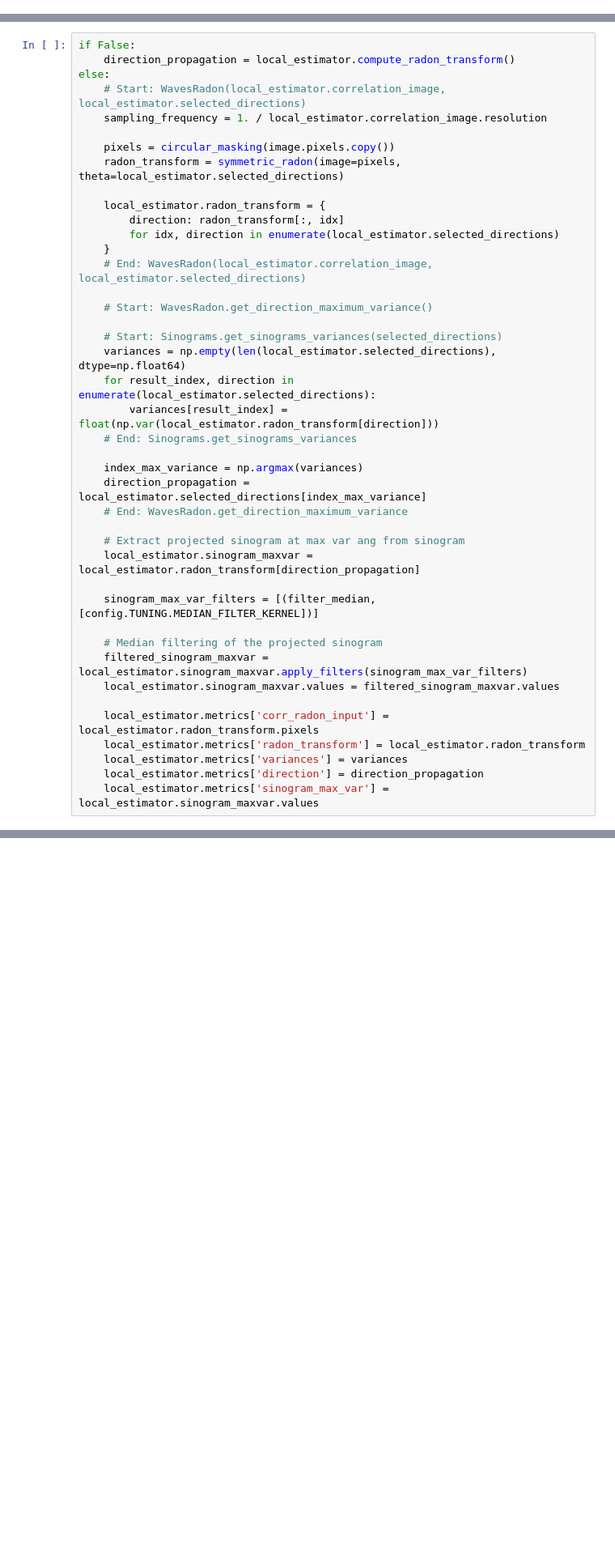
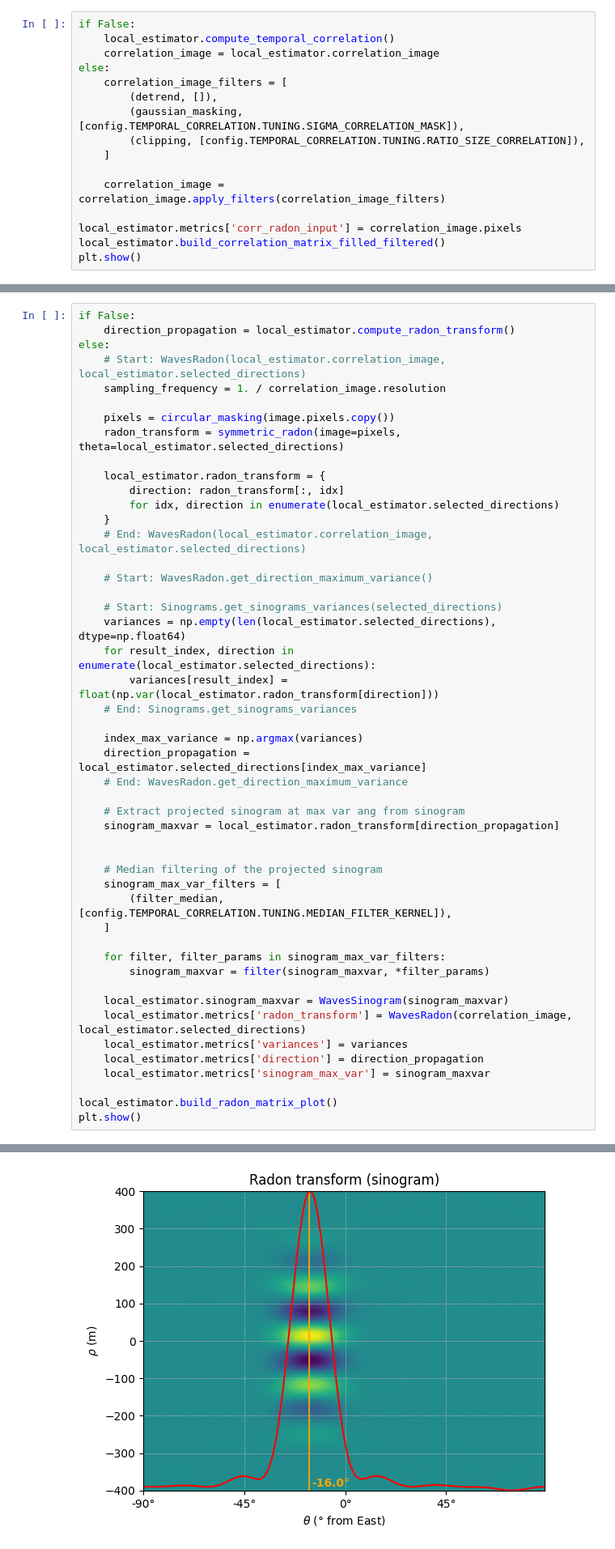
Before and after one commit to cadauxe/S2Shores, a Jupyter notebook: notebooks/temporal_correlation.ipynb, the cells around one changed output, grey strips where cells are left out. Shown: that part at 81% size. Saved outputs shown, nothing was run; the diff lists cells and outputs as text; blank space fills up the shorter version.

```diff
--- a/notebooks/temporal_correlation.ipynb
+++ b/notebooks/temporal_correlation.ipynb
@@ -385,0 +292,16 @@ Error:
+# %%
+if False:
+    local_estimator.compute_temporal_correlation()
+    correlation_image = local_estimator.correlation_image
+else:
+    correlation_image_filters = [
+        (detrend, []),
+        (gaussian_masking, [config.TEMPORAL_CORRELATION.TUNING.SIGMA_CORRELATION_MASK]),
+        (clipping, [config.TEMPORAL_CORRELATION.TUNING.RATIO_SIZE_CORRELATION]),
+    ]
+
+    correlation_image = correlation_image.apply_filters(correlation_image_filters)
+
+local_estimator.metrics['corr_radon_input'] = correlation_image.pixels
+local_estimator.build_correlation_matrix_filled_filtered()
+plt.show()
@@ -388,7 +324,7 @@ if False:
     direction_propagation = local_estimator.compute_radon_transform()
 else:
     # Start: WavesRadon(local_estimator.correlation_image, local_estimator.selected_directions)
-    sampling_frequency = 1. / local_estimator.correlation_image.resolution
+    sampling_frequency = 1. / correlation_image.resolution
 
     pixels = circular_masking(image.pixels.copy())
     radon_transform = symmetric_radon(image=pixels, theta=local_estimator.selected_directions)
@@ -412,17 +348,23 @@ else:
     # End: WavesRadon.get_direction_maximum_variance
 
     # Extract projected sinogram at max var ang from sinogram
-    local_estimator.sinogram_maxvar = local_estimator.radon_transform[direction_propagation]
+    sinogram_maxvar = local_estimator.radon_transform[direction_propagation]
 
-    sinogram_max_var_filters = [(filter_median, [config.TUNING.MEDIAN_FILTER_KERNEL])]
 
     # Median filtering of the projected sinogram
-    filtered_sinogram_maxvar = local_estimator.sinogram_maxvar.apply_filters(sinogram_max_var_filters)
-    local_estimator.sinogram_maxvar.values = filtered_sinogram_maxvar.values
+    sinogram_max_var_filters = [
+        (filter_median, [config.TEMPORAL_CORRELATION.TUNING.MEDIAN_FILTER_KERNEL]),
+    ]
 
-    local_estimator.metrics['corr_radon_input'] = local_estimator.radon_transform.pixels
-    local_estimator.metrics['radon_transform'] = local_estimator.radon_transform
+    for filter, filter_params in sinogram_max_var_filters:
+        sinogram_maxvar = filter(sinogram_maxvar, *filter_params)
+
+    local_estimator.sinogram_maxvar = WavesSinogram(sinogram_maxvar)
+    local_estimator.metrics['radon_transform'] = WavesRadon(correlation_image, local_estimator.selected_directions)
     local_estimator.metrics['variances'] = variances
     local_estimator.metrics['direction'] = direction_propagation
-    local_estimator.metrics['sinogram_max_var'] = local_estimator.sinogram_maxvar.values
+    local_estimator.metrics['sinogram_max_var'] = sinogram_maxvar
+
+local_estimator.build_radon_matrix_plot()
+plt.show()
 # %% [output]
@@ -430,3 +371,4 @@ Error:
+[figure, added]
 # %% [markdown]
 ## Compute wavelength
 
```
Also changed, not shown: parts of 34 cells of this notebook, 6 other files.
